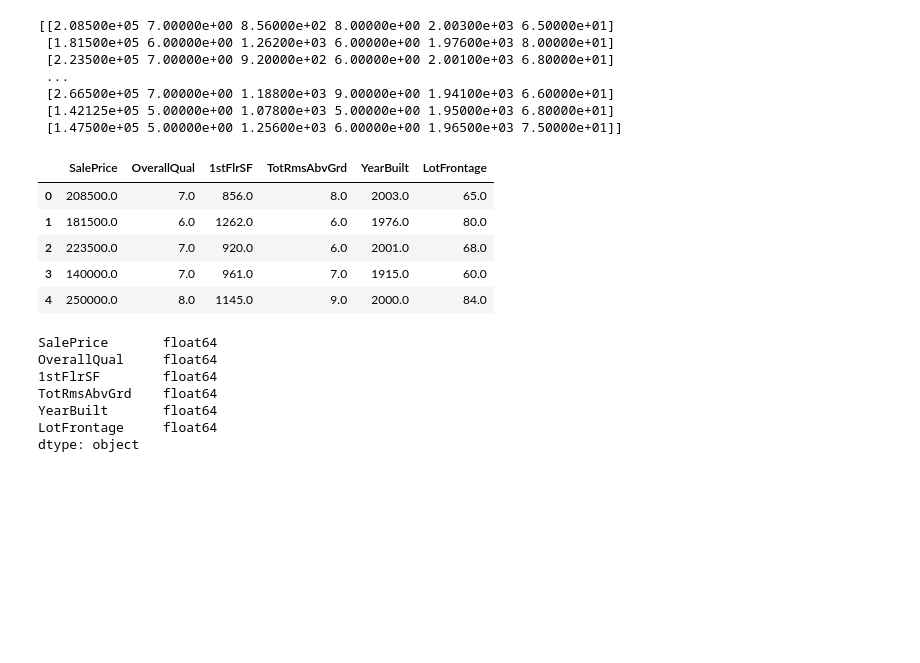
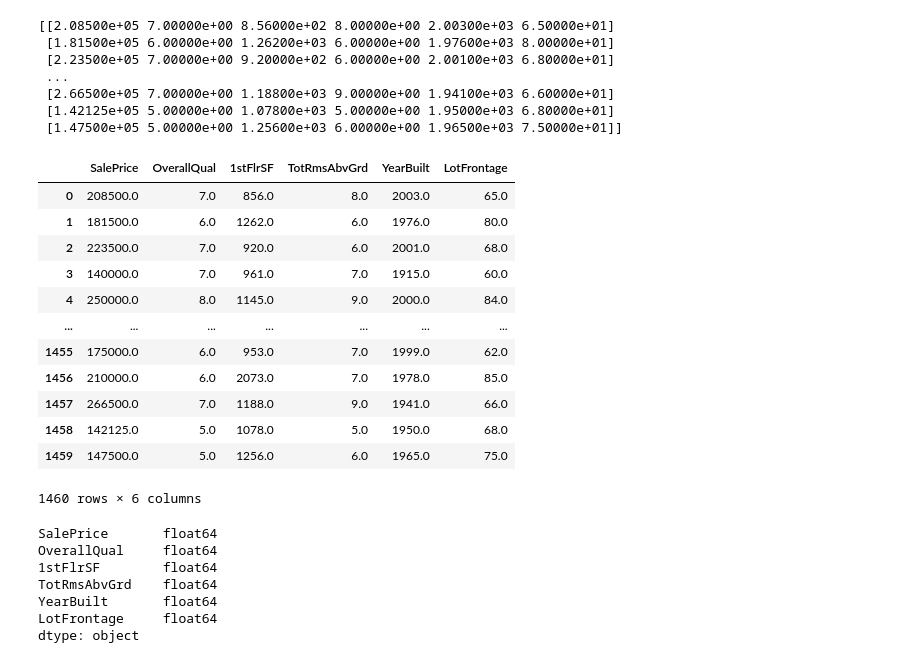
Before and after one commit to Alejndro22/simple-linear-regression-ds, a Jupyter notebook: 24008282_Proyecto_1.ipynb, the cells around one changed output. Saved outputs shown, nothing was run; the diff lists cells and outputs as text; code cells hidden in the pictures; blank space fills up the shorter version.

```diff
--- a/24008282_Proyecto_1.ipynb
+++ b/24008282_Proyecto_1.ipynb
@@ -16,14 +16,21 @@ print(data)
  [1.47500e+05 5.00000e+00 1.25600e+03 6.00000e+00 1.96500e+03 7.50000e+01]]
 # %%
 dataset = pd.DataFrame(data, columns=['SalePrice', 'OverallQual', '1stFlrSF', 'TotRmsAbvGrd', 'YearBuilt', 'LotFrontage'])
-dataset.head()
+dataset
 # %% [output]
 |  | SalePrice | OverallQual | 1stFlrSF | TotRmsAbvGrd | YearBuilt | LotFrontage |
 | 0 | 208500.0 | 7.0 | 856.0 | 8.0 | 2003.0 | 65.0 |
 | 1 | 181500.0 | 6.0 | 1262.0 | 6.0 | 1976.0 | 80.0 |
 | 2 | 223500.0 | 7.0 | 920.0 | 6.0 | 2001.0 | 68.0 |
 | 3 | 140000.0 | 7.0 | 961.0 | 7.0 | 1915.0 | 60.0 |
 | 4 | 250000.0 | 8.0 | 1145.0 | 9.0 | 2000.0 | 84.0 |
+| ... | ... | ... | ... | ... | ... | ... |
+| 1455 | 175000.0 | 6.0 | 953.0 | 7.0 | 1999.0 | 62.0 |
+| 1456 | 210000.0 | 6.0 | 2073.0 | 7.0 | 1978.0 | 85.0 |
+| 1457 | 266500.0 | 7.0 | 1188.0 | 9.0 | 1941.0 | 66.0 |
+| 1458 | 142125.0 | 5.0 | 1078.0 | 5.0 | 1950.0 | 68.0 |
+| 1459 | 147500.0 | 5.0 | 1256.0 | 6.0 | 1965.0 | 75.0 |
+1460 rows × 6 columns
 # %%
 # Obtener tipos del dataset
 dataset.dtypes
```
Also changed, not shown: parts of 17 cells of this notebook.
